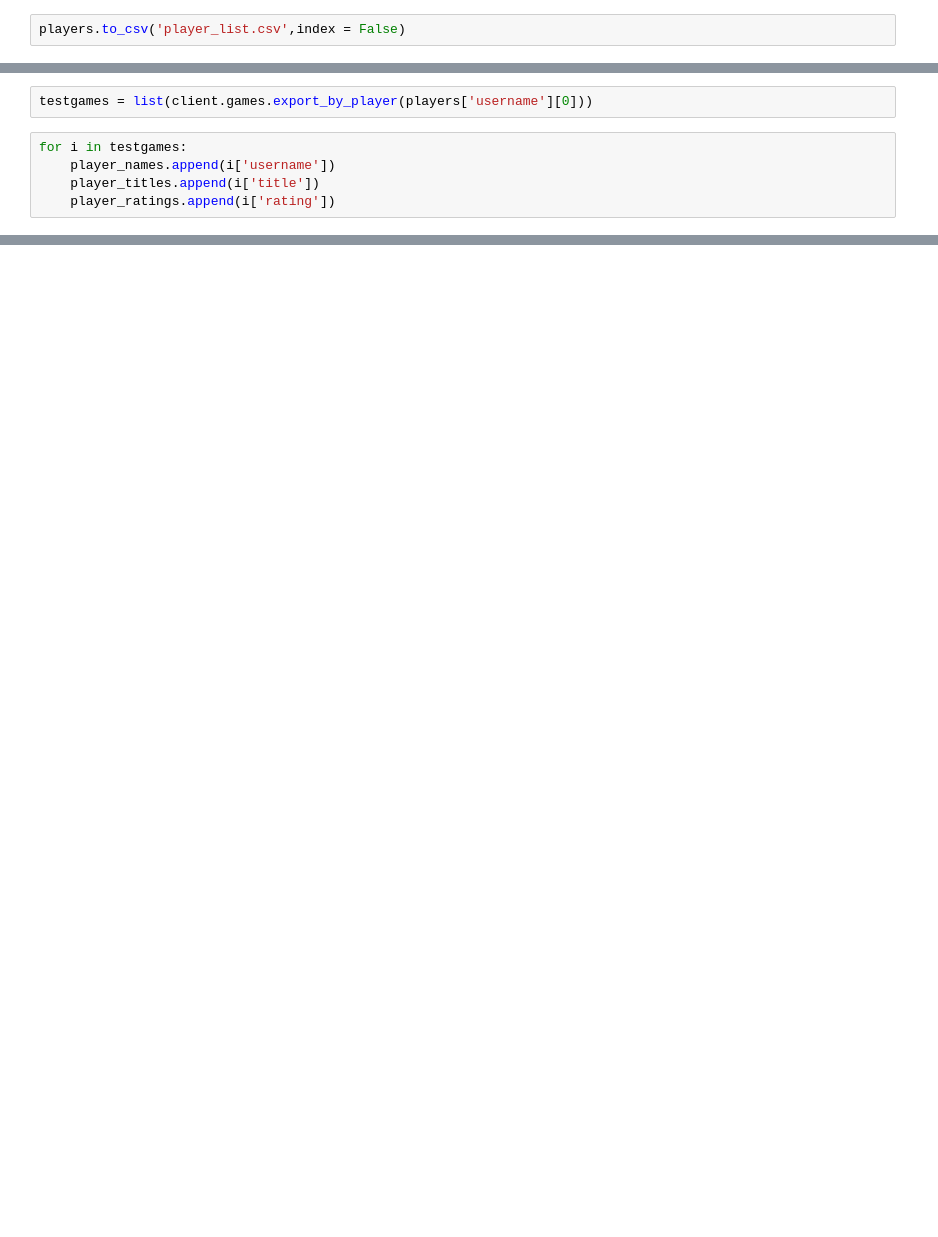
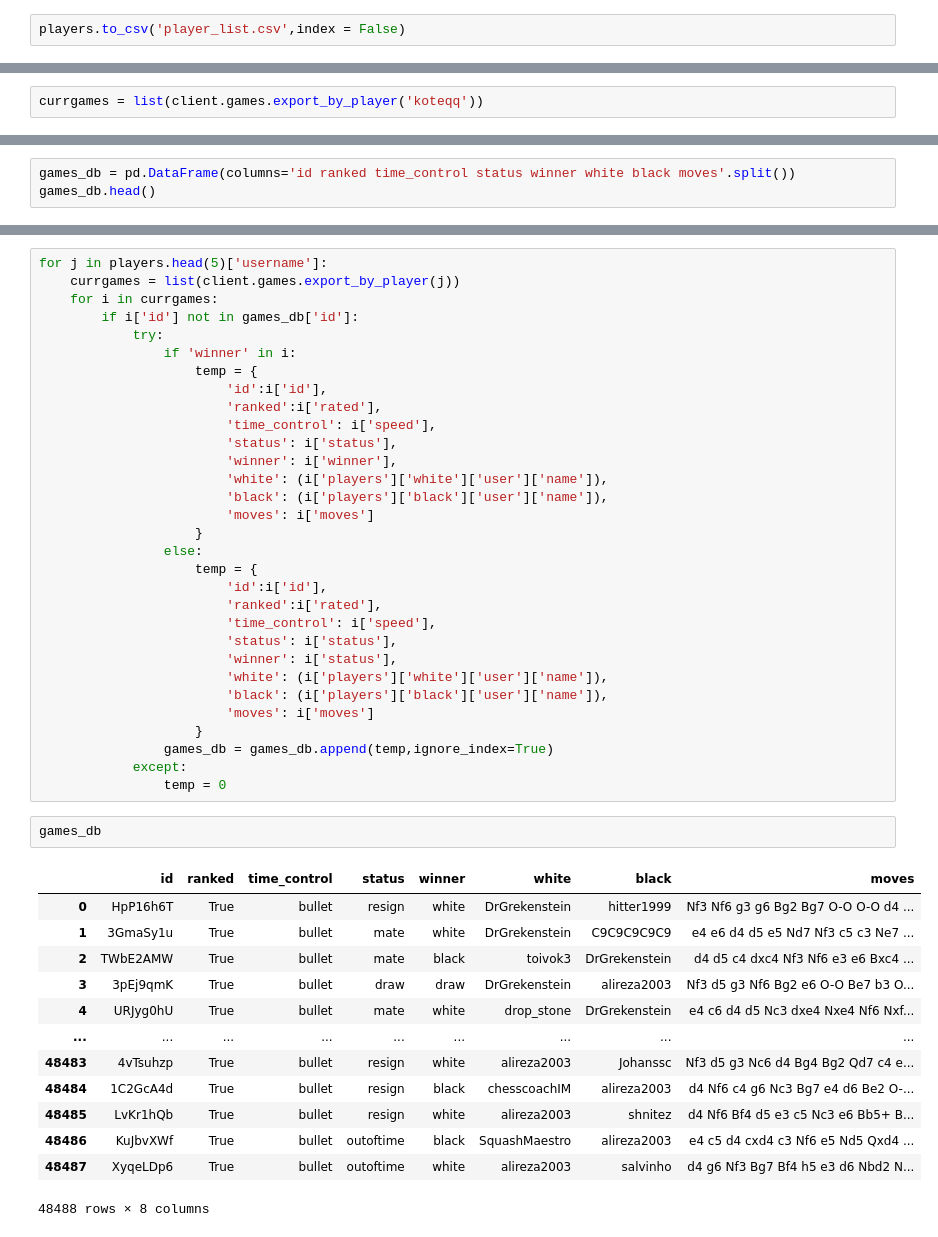
Before and after one commit to ra233686/MC536-Project, a Jupyter notebook: basic_fetcher.ipynb, the cells around one changed output, grey strips where cells are left out. Drawn from its saved outputs; the diff is of its cells as text; blank space fills up the shorter version.

```diff
--- a/basic_fetcher.ipynb
+++ b/basic_fetcher.ipynb
@@ -85,7 +97,2 @@ players.to_csv('player_list.csv',index = False)
 # %%
-testgames = list(client.games.export_by_player(players['username'][0]))
+currgames = list(client.games.export_by_player('koteqq'))
-# %%
-for i in testgames:
-    player_names.append(i['username'])
-    player_titles.append(i['title'])
-    player_ratings.append(i['rating'])
@@ -111,0 +99,3 @@ testgames[0]
+# %%
+games_db = pd.DataFrame(columns='id ranked time_control status winner white black moves'.split())
+games_db.head()
@@ -111,0 +113,47 @@ testgames[0]
+# %%
+for j in players.head(5)['username']:
+    currgames = list(client.games.export_by_player(j))
+    for i in currgames:
+        if i['id'] not in games_db['id']:
+            try:
+                if 'winner' in i:
+                    temp = {
+                        'id':i['id'],
+                        'ranked':i['rated'],
+                        'time_control': i['speed'],
+                        'status': i['status'],
+                        'winner': i['winner'],
+                        'white': (i['players']['white']['user']['name']),
+                        'black': (i['players']['black']['user']['name']),
+                        'moves': i['moves']
+                    }
+                else:
+                    temp = {
+                        'id':i['id'],
+                        'ranked':i['rated'],
+                        'time_control': i['speed'],
+                        'status': i['status'],
+                        'winner': i['status'],
+                        'white': (i['players']['white']['user']['name']),
+                        'black': (i['players']['black']['user']['name']),
+                        'moves': i['moves']
+                    }
+                games_db = games_db.append(temp,ignore_index=True)
+            except:
+                temp = 0
+# %%
+games_db
+# %% [output]
+|  | id | ranked | time_control | status | winner | white | black | moves |
+| 0 | HpP16h6T | True | bullet | resign | white | DrGrekenstein | hitter1999 | Nf3 Nf6 g3 g6 Bg2 Bg7 O-O O-O d4 ... |
+| 1 | 3GmaSy1u | True | bullet | mate | white | DrGrekenstein | C9C9C9C9C9 | e4 e6 d4 d5 e5 Nd7 Nf3 c5 c3 Ne7 ... |
+| 2 | TWbE2AMW | True | bullet | mate | black | toivok3 | DrGrekenstein | d4 d5 c4 dxc4 Nf3 Nf6 e3 e6 Bxc4 ... |
+| 3 | 3pEj9qmK | True | bullet | draw | draw | DrGrekenstein | alireza2003 | Nf3 d5 g3 Nf6 Bg2 e6 O-O Be7 b3 O... |
+| 4 | URJyg0hU | True | bullet | mate | white | drop_stone | DrGrekenstein | e4 c6 d4 d5 Nc3 dxe4 Nxe4 Nf6 Nxf... |
+| ... | ... | ... | ... | ... | ... | ... | ... | ... |
+| 48483 | 4vTsuhzp | True | bullet | resign | white | alireza2003 | Johanssc | Nf3 d5 g3 Nc6 d4 Bg4 Bg2 Qd7 c4 e... |
+| 48484 | 1C2GcA4d | True | bullet | resign | black | chesscoachIM | alireza2003 | d4 Nf6 c4 g6 Nc3 Bg7 e4 d6 Be2 O-... |
+| 48485 | LvKr1hQb | True | bullet | resign | white | alireza2003 | shnitez | d4 Nf6 Bf4 d5 e3 c5 Nc3 e6 Bb5+ B... |
+| 48486 | KuJbvXWf | True | bullet | outoftime | black | SquashMaestro | alireza2003 | e4 c5 d4 cxd4 c3 Nf6 e5 Nd5 Qxd4 ... |
+| 48487 | XyqeLDp6 | True | bullet | outoftime | white | alireza2003 | salvinho | d4 g6 Nf3 Bg7 Bf4 h5 e3 d6 Nbd2 N... |
+48488 rows × 8 columns
```
Also changed, not shown: parts of 6 cells of this notebook, 2 other files.
